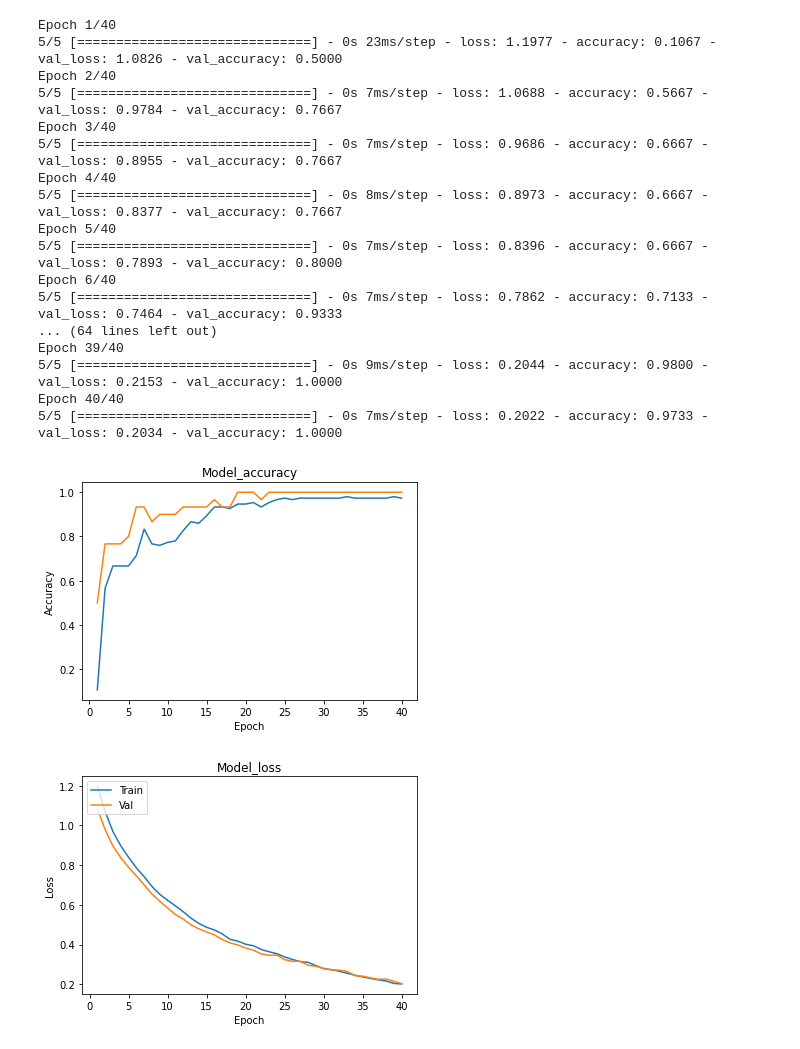
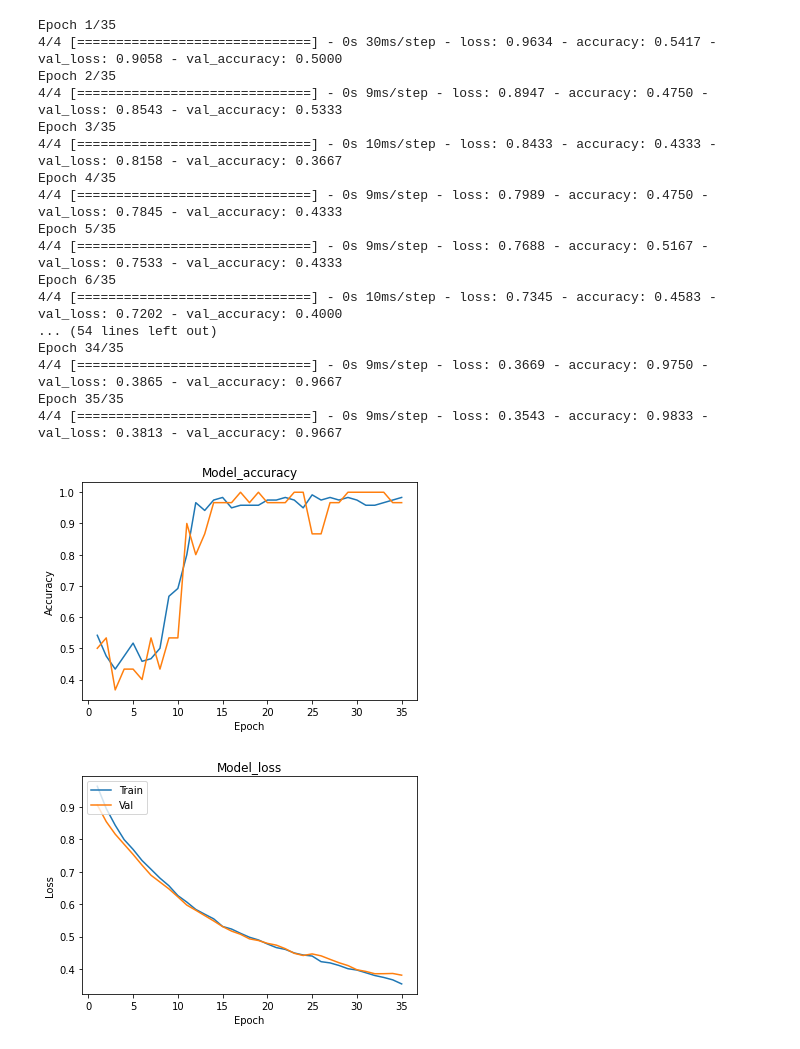
Before and after one commit to mashdas/Deep_Learning_101, a Jupyter notebook: iris.ipynb, the cells around one changed output. Drawn from its saved outputs; the diff is of its cells as text; code cells hidden in the pictures.

Commit message:
Added  early stopping;also still has the same samples present VS samples trained against probelm

```diff
--- a/iris.ipynb
+++ b/iris.ipynb
@@ -30,26 +31,30 @@ model.add(Dense(50,input_dim=X.shape[1],activation='relu'))
 model.add(Dense(25,activation='relu'))
 model.add(Dense(y.shape[1],activation='softmax'))
 
+monitor=EarlyStopping(monitor="val_loss",min_delta=1e-3,patience=5,verbose=1,
+                      mode='auto',restore_best_weights=True)
+
 model.compile(loss="categorical_crossentropy",optimizer="adam",metrics=["accuracy"])
-history=model.fit(X,y,verbose=1,epochs=40,validation_data=(X_test,y_test))
+history=model.fit(X_train,y_train,verbose=1,epochs=35,validation_data=(X_test,y_test),call
+                  =[monitor])
 # %% [output]
-Epoch 1/40
-5/5 [==============================] - 0s 23ms/step - loss: 1.1977 - accuracy: 0.1067 - val_loss: 1.0826 - val_accuracy: 0.5000
-Epoch 2/40
-5/5 [==============================] - 0s 7ms/step - loss: 1.0688 - accuracy: 0.5667 - val_loss: 0.9784 - val_accuracy: 0.7667
-Epoch 3/40
-5/5 [==============================] - 0s 7ms/step - loss: 0.9686 - accuracy: 0.6667 - val_loss: 0.8955 - val_accuracy: 0.7667
-Epoch 4/40
-5/5 [==============================] - 0s 8ms/step - loss: 0.8973 - accuracy: 0.6667 - val_loss: 0.8377 - val_accuracy: 0.7667
-Epoch 5/40
-5/5 [==============================] - 0s 7ms/step - loss: 0.8396 - accuracy: 0.6667 - val_loss: 0.7893 - val_accuracy: 0.8000
-Epoch 6/40
-5/5 [==============================] - 0s 7ms/step - loss: 0.7862 - accuracy: 0.7133 - val_loss: 0.7464 - val_accuracy: 0.9333
-... (64 lines left out)
-Epoch 39/40
-5/5 [==============================] - 0s 9ms/step - loss: 0.2044 - accuracy: 0.9800 - val_loss: 0.2153 - val_accuracy: 1.0000
-Epoch 40/40
-5/5 [==============================] - 0s 7ms/step - loss: 0.2022 - accuracy: 0.9733 - val_loss: 0.2034 - val_accuracy: 1.0000
+Epoch 1/35
+4/4 [==============================] - 0s 30ms/step - loss: 0.9634 - accuracy: 0.5417 - val_loss: 0.9058 - val_accuracy: 0.5000
+Epoch 2/35
+4/4 [==============================] - 0s 9ms/step - loss: 0.8947 - accuracy: 0.4750 - val_loss: 0.8543 - val_accuracy: 0.5333
+Epoch 3/35
+4/4 [==============================] - 0s 10ms/step - loss: 0.8433 - accuracy: 0.4333 - val_loss: 0.8158 - val_accuracy: 0.3667
+Epoch 4/35
+4/4 [==============================] - 0s 9ms/step - loss: 0.7989 - accuracy: 0.4750 - val_loss: 0.7845 - val_accuracy: 0.4333
+Epoch 5/35
+4/4 [==============================] - 0s 9ms/step - loss: 0.7688 - accuracy: 0.5167 - val_loss: 0.7533 - val_accuracy: 0.4333
+Epoch 6/35
+4/4 [==============================] - 0s 10ms/step - loss: 0.7345 - accuracy: 0.4583 - val_loss: 0.7202 - val_accuracy: 0.4000
+... (54 lines left out)
+Epoch 34/35
+4/4 [==============================] - 0s 9ms/step - loss: 0.3669 - accuracy: 0.9750 - val_loss: 0.3865 - val_accuracy: 0.9667
+Epoch 35/35
+4/4 [==============================] - 0s 9ms/step - loss: 0.3543 - accuracy: 0.9833 - val_loss: 0.3813 - val_accuracy: 0.9667
 # %%
 def plot_lc(history,epochs):
   ##Accuracy
@@ -73,9 +78,9 @@ def plot_lc(history,epochs):
   plt.legend(["Train","Val"],loc="upper left")
   plt.show()
 # %%
-plot_lc(history,40)
+plot_lc(history,35)
 # %% [output]
-[figure, old version]
+[figure, new version]
-[figure, old version]
+[figure, new version]
 # %%
 ##Doubt:SAME AS THE PREVIOS>>HERE ONLY 5 samples are used for training when 120 are available
```
Also changed, not shown: parts of 1 cell of this notebook.
